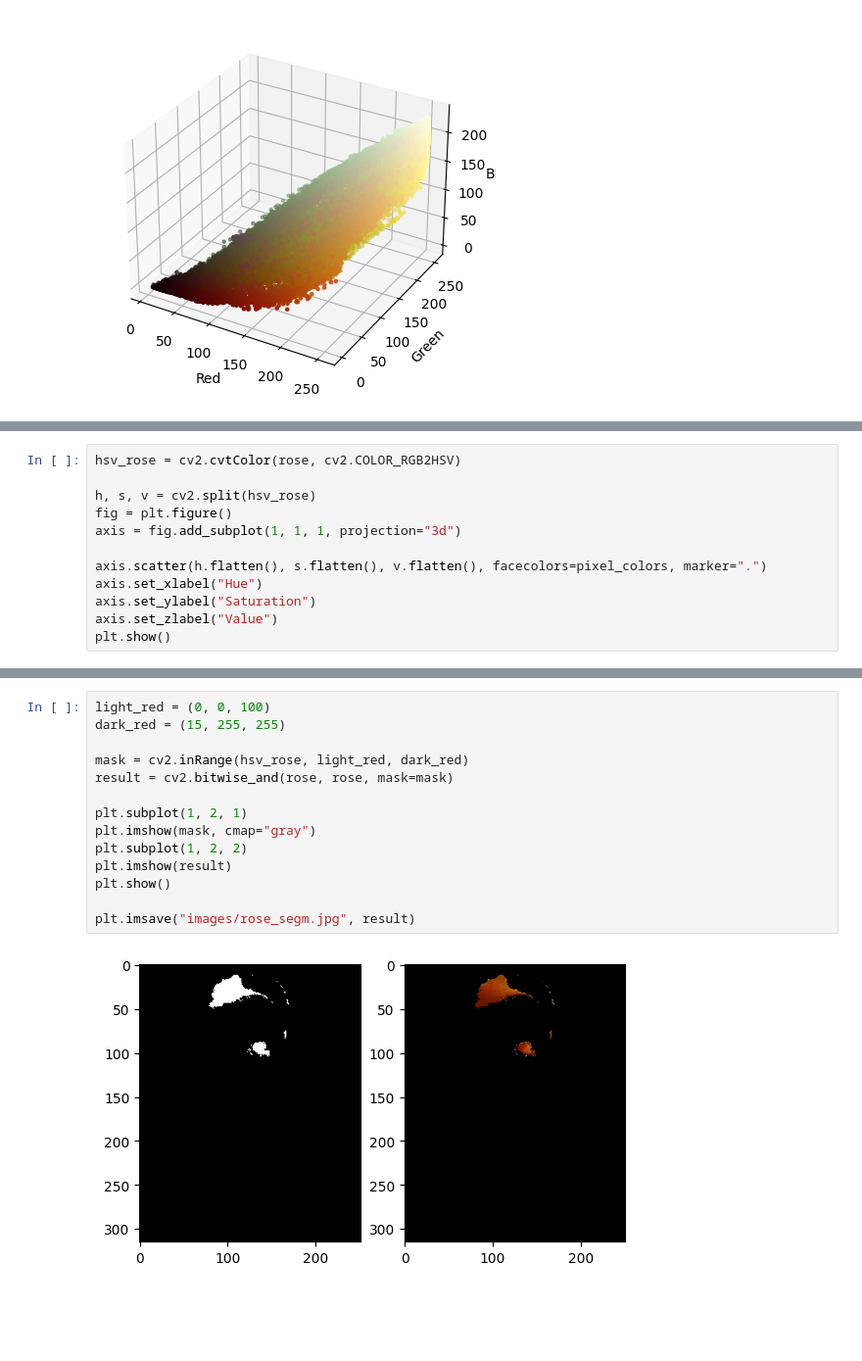
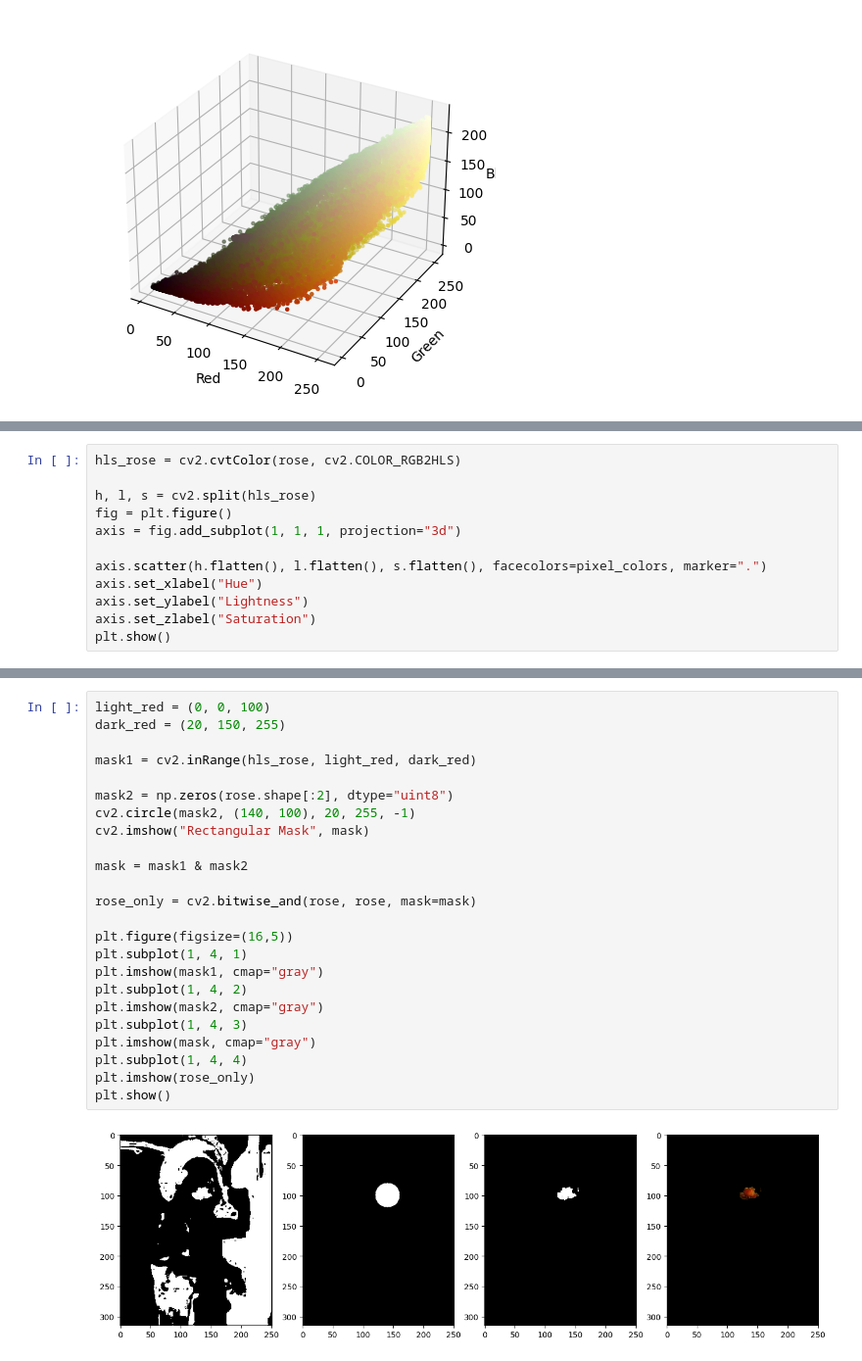
Before and after one commit to pabgonzalez/Digital-Image-Processing, a Jupyter notebook: TP6 - Color/tp6.ipynb, the cells around one changed output, grey strips where cells are left out. Shown at 98% size. Drawn from its saved outputs; the diff is of its cells as text; blank space fills up the shorter version.

Commit message:
add ej 1c rose & girl

```diff
--- a/TP6 - Color/tp6.ipynb
+++ b/TP6 - Color/tp6.ipynb
@@ -117,13 +115,13 @@ Visualización en espacio HSV
 # %%
-hsv_rose = cv2.cvtColor(rose, cv2.COLOR_RGB2HSV)
+hls_rose = cv2.cvtColor(rose, cv2.COLOR_RGB2HLS)
 
-h, s, v = cv2.split(hsv_rose)
+h, l, s = cv2.split(hls_rose)
 fig = plt.figure()
 axis = fig.add_subplot(1, 1, 1, projection="3d")
 
-axis.scatter(h.flatten(), s.flatten(), v.flatten(), facecolors=pixel_colors, marker=".")
+axis.scatter(h.flatten(), l.flatten(), s.flatten(), facecolors=pixel_colors, marker=".")
 axis.set_xlabel("Hue")
-axis.set_ylabel("Saturation")
-axis.set_zlabel("Value")
+axis.set_ylabel("Lightness")
+axis.set_zlabel("Saturation")
 plt.show()
 # %% [output]
@@ -131,16 +129,26 @@ plt.show()
 # %%
 light_red = (0, 0, 100)
-dark_red = (15, 255, 255)
+dark_red = (20, 150, 255)
 
-mask = cv2.inRange(hsv_rose, light_red, dark_red)
-result = cv2.bitwise_and(rose, rose, mask=mask)
+mask1 = cv2.inRange(hls_rose, light_red, dark_red)
 
-plt.subplot(1, 2, 1)
+mask2 = np.zeros(rose.shape[:2], dtype="uint8")
+cv2.circle(mask2, (140, 100), 20, 255, -1)
+cv2.imshow("Rectangular Mask", mask)
+
+mask = mask1 & mask2
+
+rose_only = cv2.bitwise_and(rose, rose, mask=mask)
+
+plt.figure(figsize=(16,5))
+plt.subplot(1, 4, 1)
+plt.imshow(mask1, cmap="gray")
+plt.subplot(1, 4, 2)
+plt.imshow(mask2, cmap="gray")
+plt.subplot(1, 4, 3)
 plt.imshow(mask, cmap="gray")
-plt.subplot(1, 2, 2)
-plt.imshow(result)
+plt.subplot(1, 4, 4)
+plt.imshow(rose_only)
 plt.show()
-
-plt.imsave("images/rose_segm.jpg", result)
 # %% [output]
-[figure, old version]
+[figure, new version]
```
Also changed, not shown: parts of 4 cells of this notebook, 1 other file.
